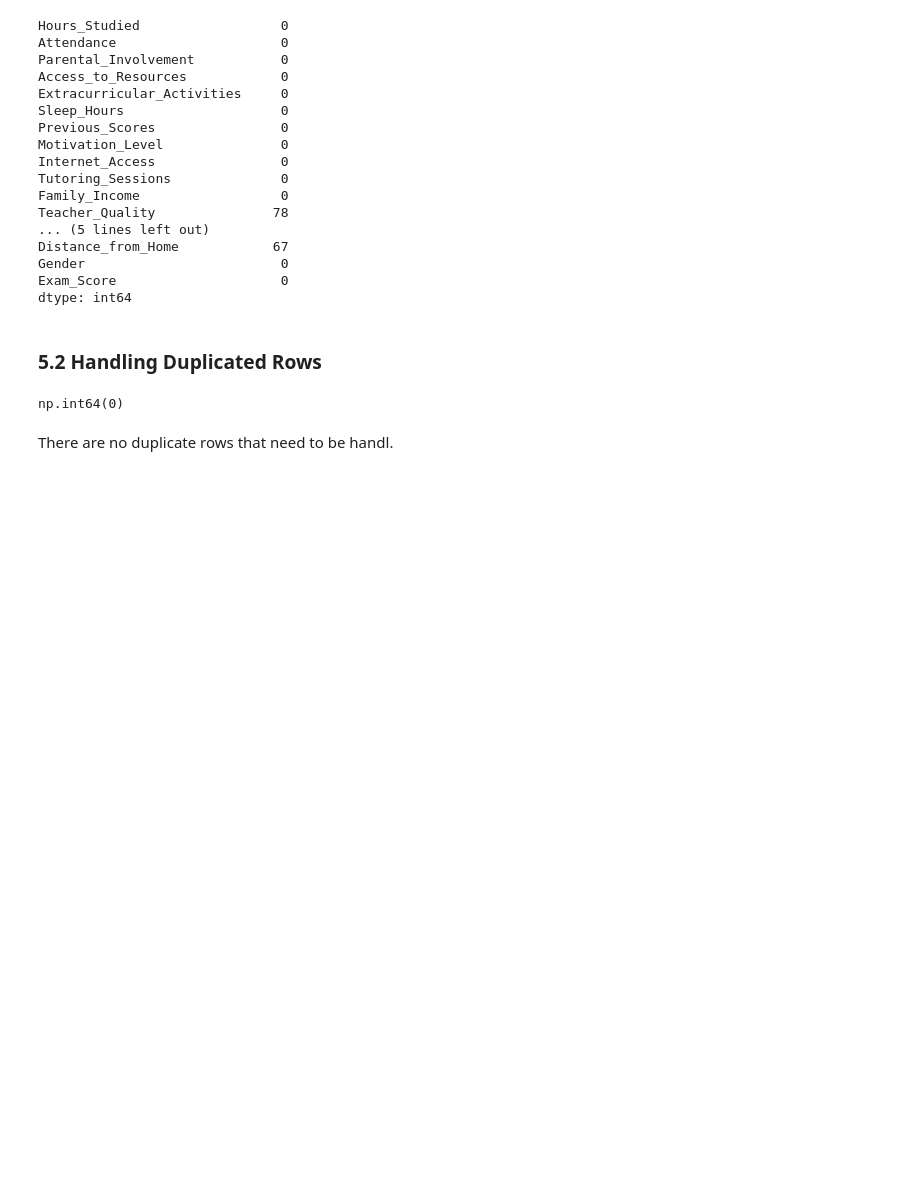
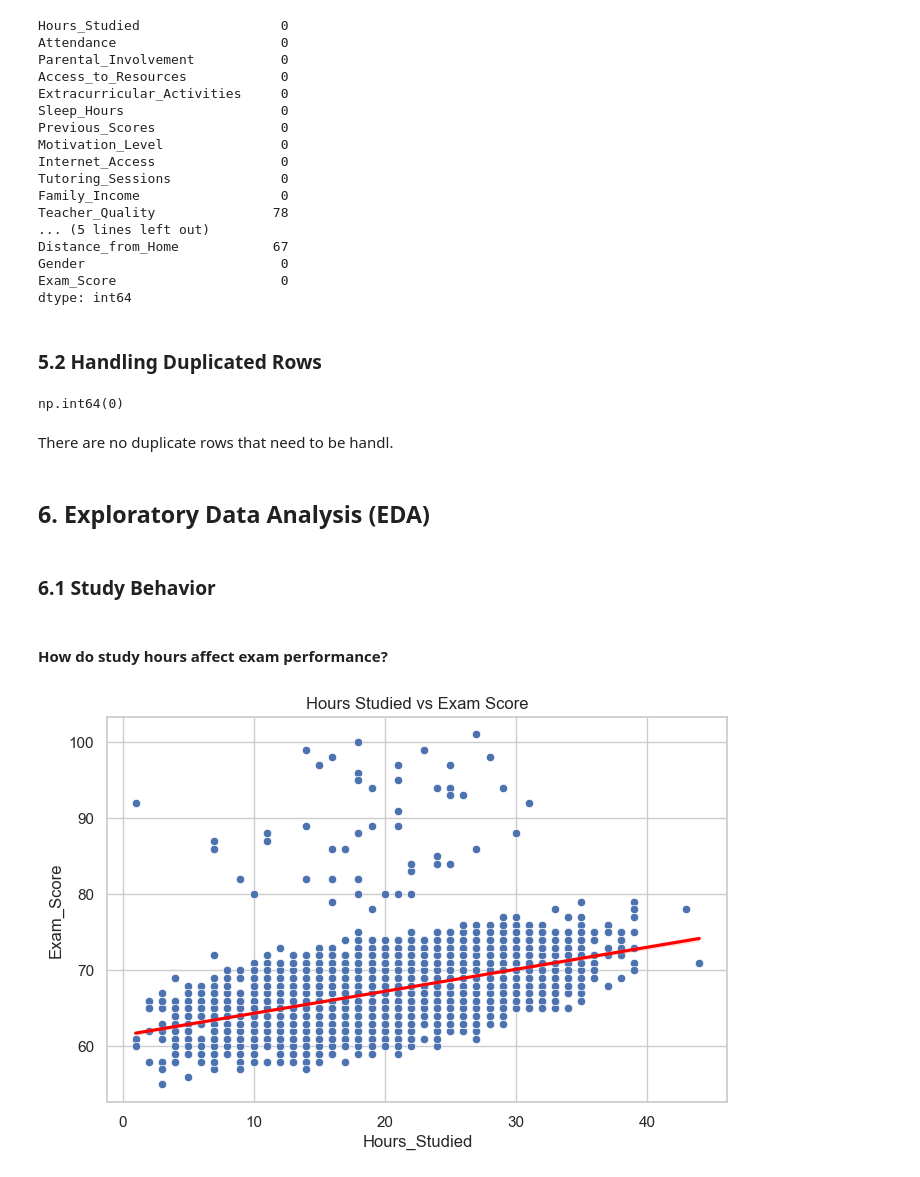
Before and after one commit to Nujud123/A-AI-Bootcamp, a Jupyter notebook: student/course2/p2_student_exam.ipynb, the cells around one changed output. Saved outputs shown, nothing was run; the diff lists cells and outputs as text; code cells hidden in the pictures; blank space fills up the shorter version.

```diff
--- a/student/course2/p2_student_exam.ipynb
+++ b/student/course2/p2_student_exam.ipynb
@@ -26,12 +26,18 @@ To better understand the factors affecting student performance, the features wer
 # %% [markdown]
 ## 2. Setup
 # %%
-# Standard libraries
+# standard libraries
 from pathlib import Path
 
-# Installed libraries
+# installed libraries
 import kagglehub
 import pandas as pd
+import seaborn as sns
+import matplotlib.pyplot as plt
+
+# configuration
+sns.set(style="whitegrid")
+plt.rcParams["figure.figsize"] = (8, 5)
 # %% [markdown]
 ## 3. Data Loading
 
@@ -191,3 +197,17 @@ student.duplicated().sum()
 np.int64(0)
 # %% [markdown]
 There are no duplicate rows that need to be handl.
+# %% [markdown]
+## 6. Exploratory Data Analysis (EDA)
+# %% [markdown]
+### 6.1 Study Behavior
+# %% [markdown]
+#### How do study hours affect exam performance?
+# %%
+sns.scatterplot(data=student, x='Hours_Studied', y='Exam_Score')
+sns.regplot(data=student, x='Hours_Studied', y='Exam_Score', scatter=False, color='red')
+
+plt.title('Hours Studied vs Exam Score')
+plt.show()
+# %% [output]
+[figure, added]
```
Also changed, not shown: parts of 15 cells of this notebook, 2 other files.
